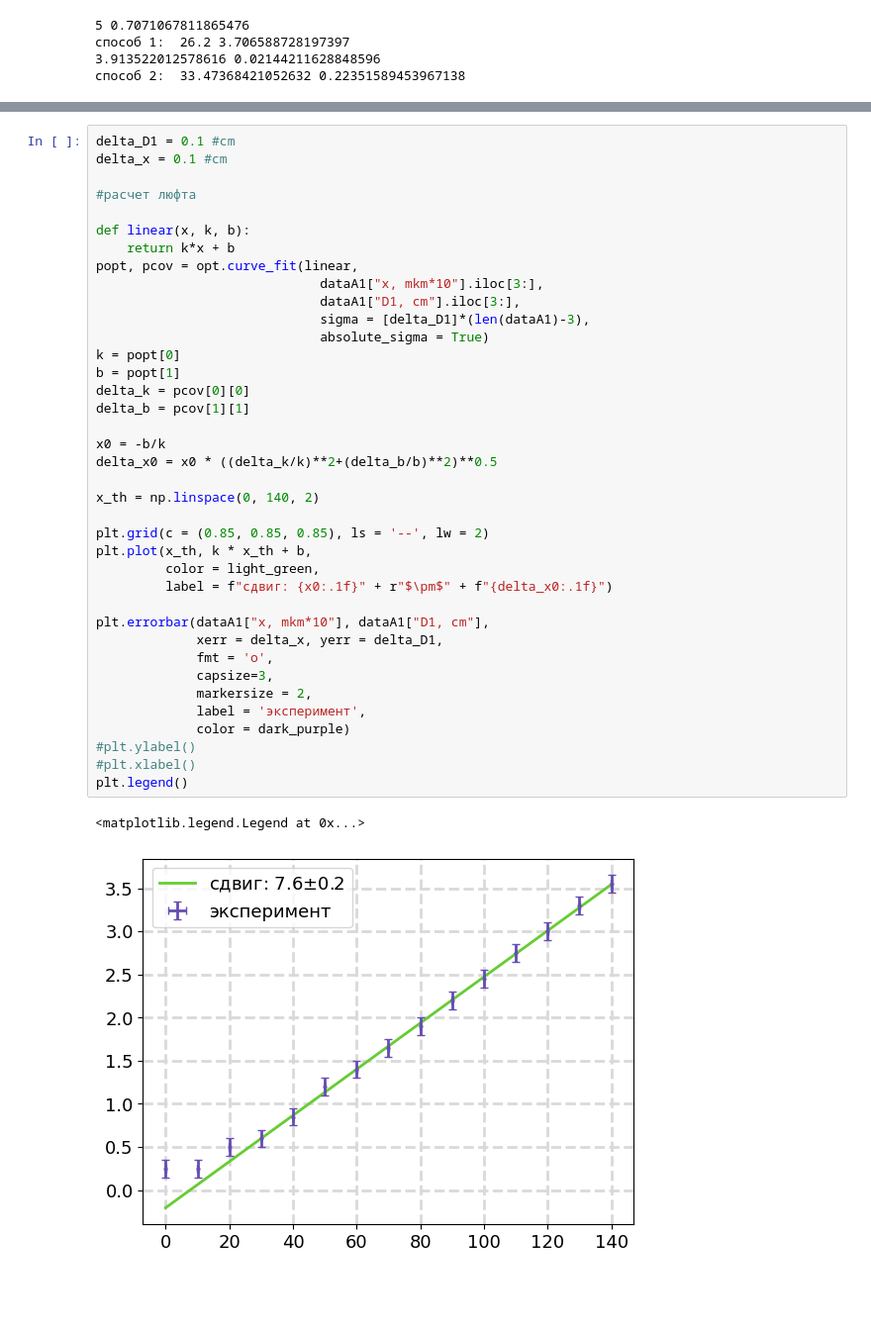
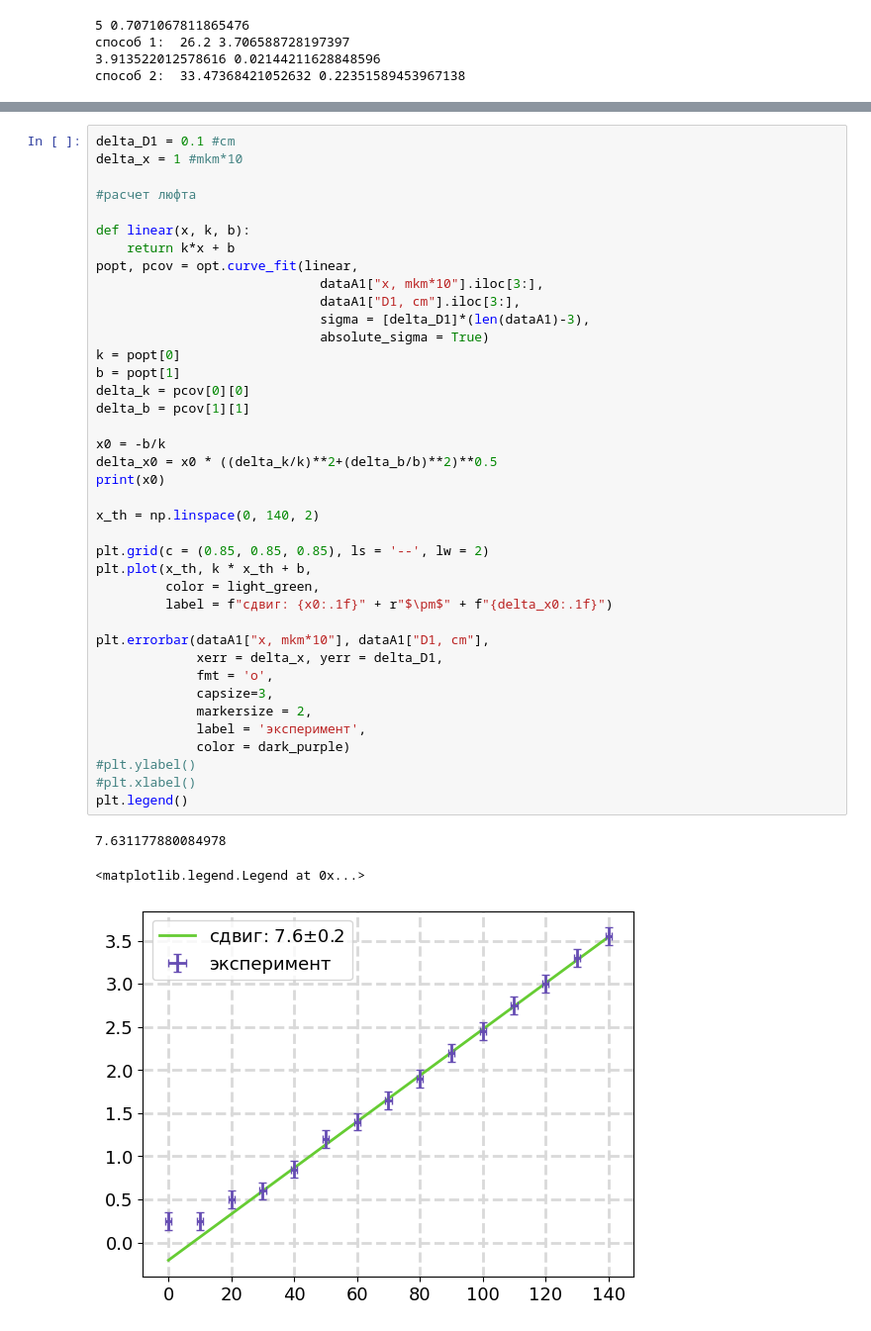
Before and after one commit to nina-zhuchkova/labs_4sem, a Jupyter notebook: 4.3.4 фурье-оптика/process.ipynb, the cells around one changed output, grey strips where cells are left out. Shown at 99% size. Cells and saved outputs as stored; diff of their text form; blank space fills up the shorter version.

```diff
--- a/4.3.4 фурье-оптика/process.ipynb
+++ b/4.3.4 фурье-оптика/process.ipynb
@@ -66,6 +66,6 @@ dataA1
 # %%
 delta_D1 = 0.1 #cm
-delta_x = 0.1 #cm
+delta_x = 1 #mkm*10
 
 #расчет люфта
 
@@ -75,35 +75,37 @@ popt, pcov = opt.curve_fit(linear,
                              dataA1["x, mkm*10"].iloc[3:],
                              dataA1["D1, cm"].iloc[3:],
                              sigma = [delta_D1]*(len(dataA1)-3),
                              absolute_sigma = True)
 k = popt[0]
 b = popt[1]
 delta_k = pcov[0][0]
 delta_b = pcov[1][1]
 
 x0 = -b/k
 delta_x0 = x0 * ((delta_k/k)**2+(delta_b/b)**2)**0.5
+print(x0)
 
 x_th = np.linspace(0, 140, 2)
 
 plt.grid(c = (0.85, 0.85, 0.85), ls = '--', lw = 2)
 plt.plot(x_th, k * x_th + b,
          color = light_green,
          label = f"сдвиг: {x0:.1f}" + r"$\pm$" + f"{delta_x0:.1f}")
 
 plt.errorbar(dataA1["x, mkm*10"], dataA1["D1, cm"],
              xerr = delta_x, yerr = delta_D1,
              fmt = 'o',
              capsize=3,
              markersize = 2,
              label = 'эксперимент',
              color = dark_purple)
 #plt.ylabel()
 #plt.xlabel()
 plt.legend()
 # %% [output]
-<matplotlib.legend.Legend at 0x...>
+7.631177880084978
+<matplotlib.legend.Legend at 0x...>
-[figure, old version]
+[figure, new version]
 # %%
 #расчет теоретической ширины и сравнение с практикой
 dataA1["D, mm"] = (dataA1["x, mkm*10"] - x0)/100
```
Also changed, not shown: parts of 18 cells of this notebook, 59 other files.
